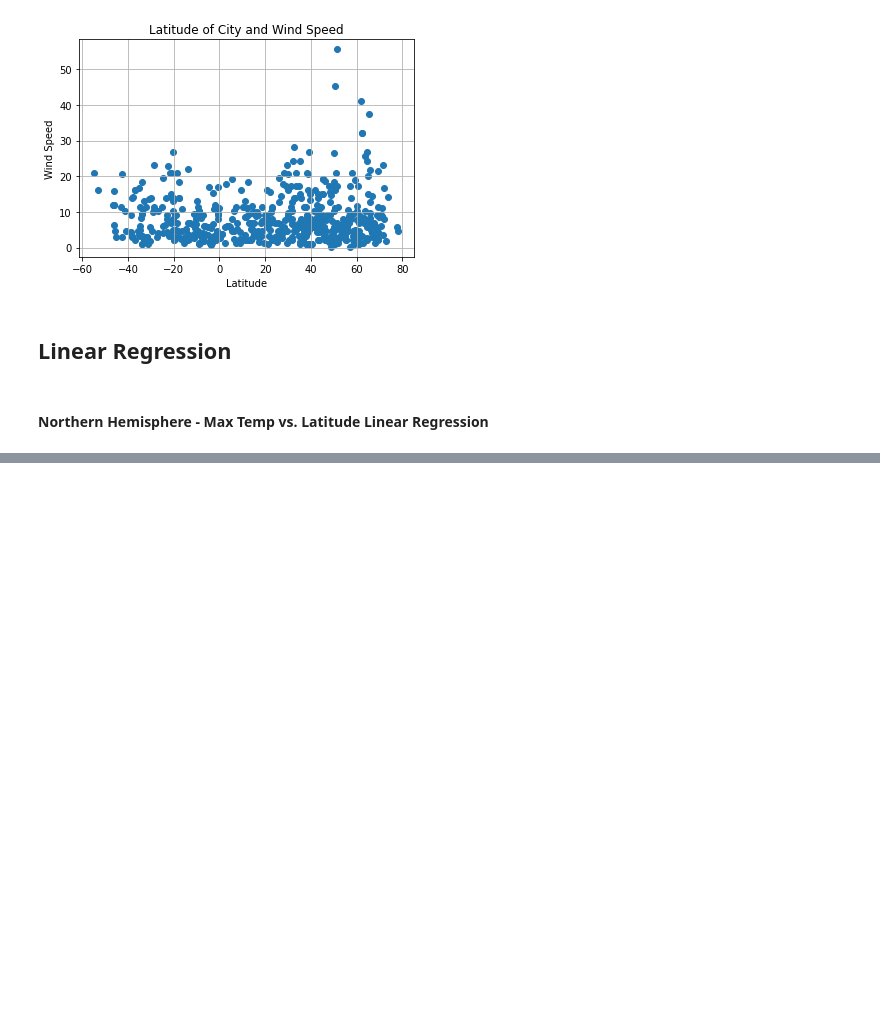
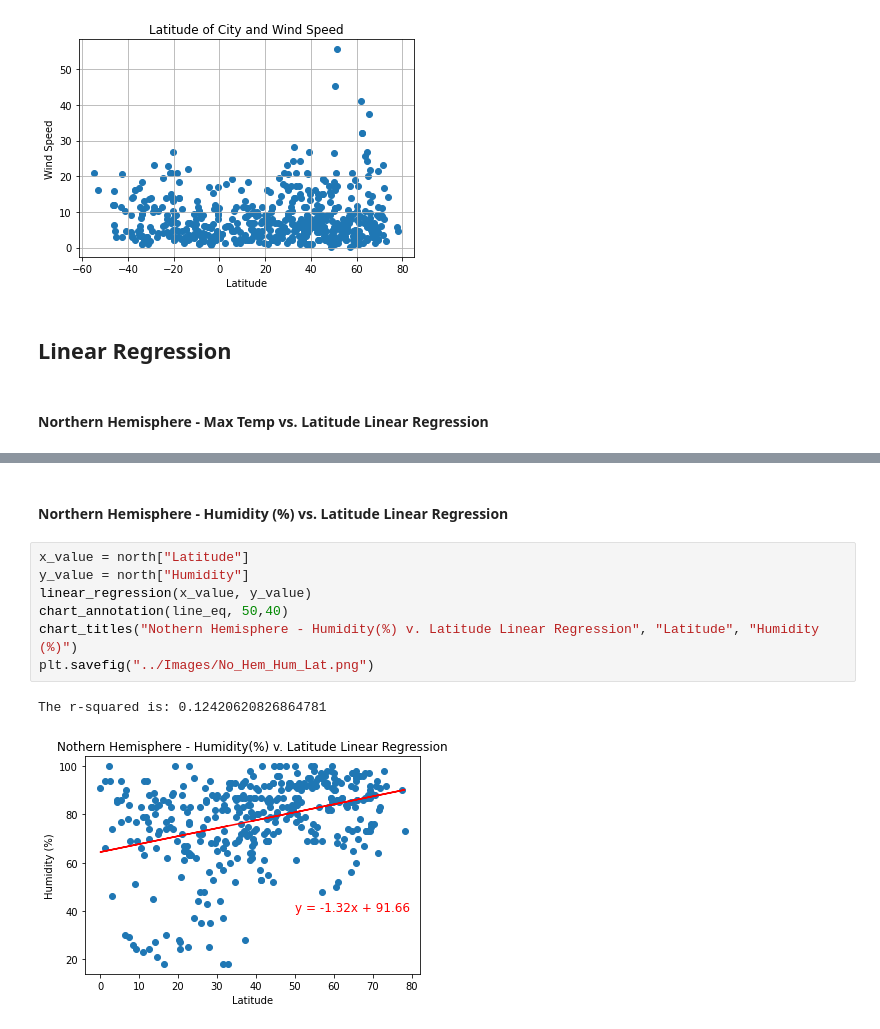
Before and after one commit to geofftm/python-api-challenge, a Jupyter notebook: WeatherPY/WeatherPy.ipynb, the cells around one changed output, grey strips where cells are left out. Cells and saved outputs as stored; diff of their text form; blank space fills up the shorter version.

```diff
--- a/WeatherPY/WeatherPy.ipynb
+++ b/WeatherPY/WeatherPy.ipynb
@@ -254,0 +308,12 @@ print(north)
+# %% [markdown]
+####  Northern Hemisphere - Humidity (%) vs. Latitude Linear Regression
+# %%
+x_value = north["Latitude"]
+y_value = north["Humidity"]
+linear_regression(x_value, y_value)
+chart_annotation(line_eq, 50,40)
+chart_titles("Nothern Hemisphere - Humidity(%) v. Latitude Linear Regression", "Latitude", "Humidity (%)")
+plt.savefig("../Images/No_Hem_Hum_Lat.png")
+# %% [output]
+The r-squared is: 0.12420620826864781
+[figure, added]
```
Also changed, not shown: parts of 19 cells of this notebook, 8 other files.
